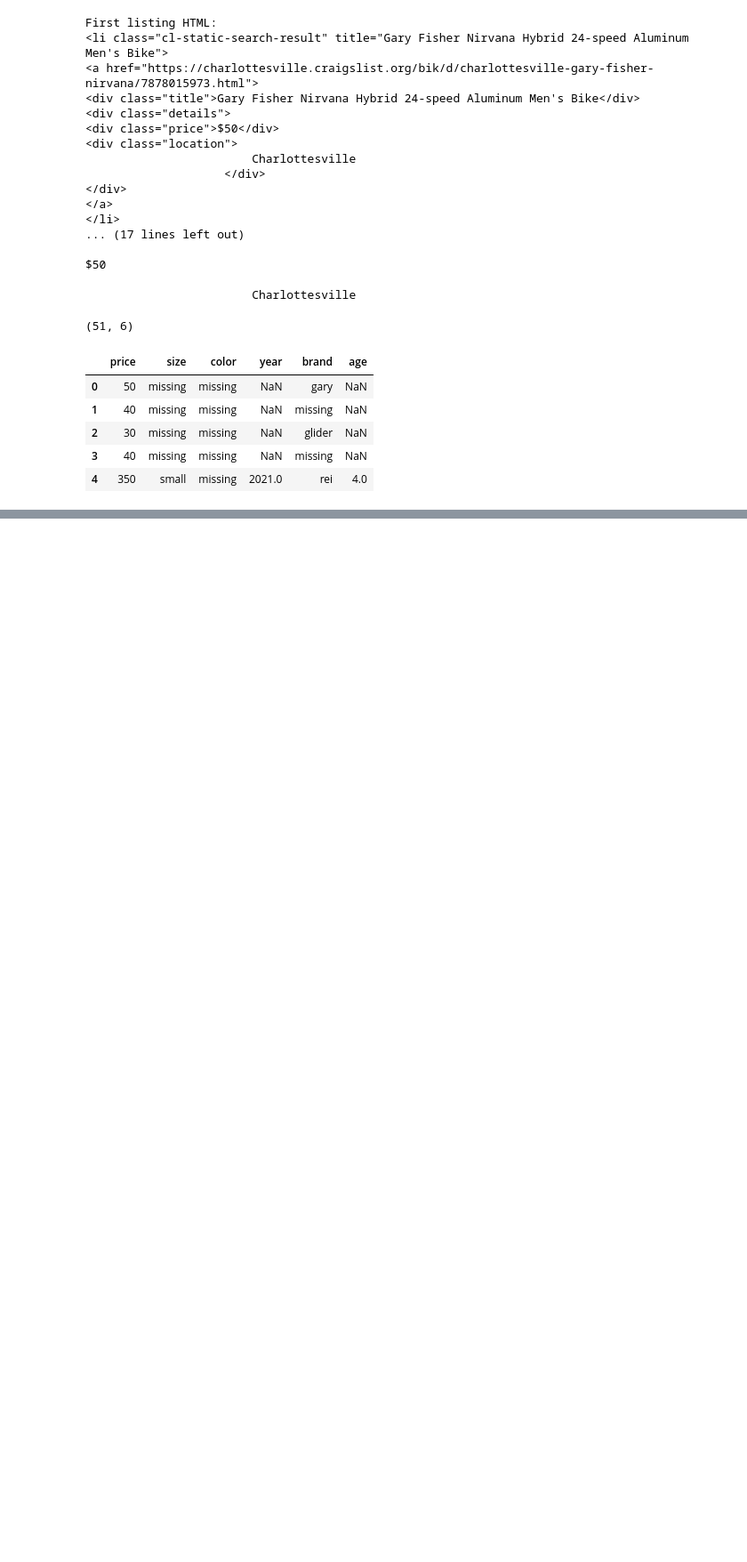
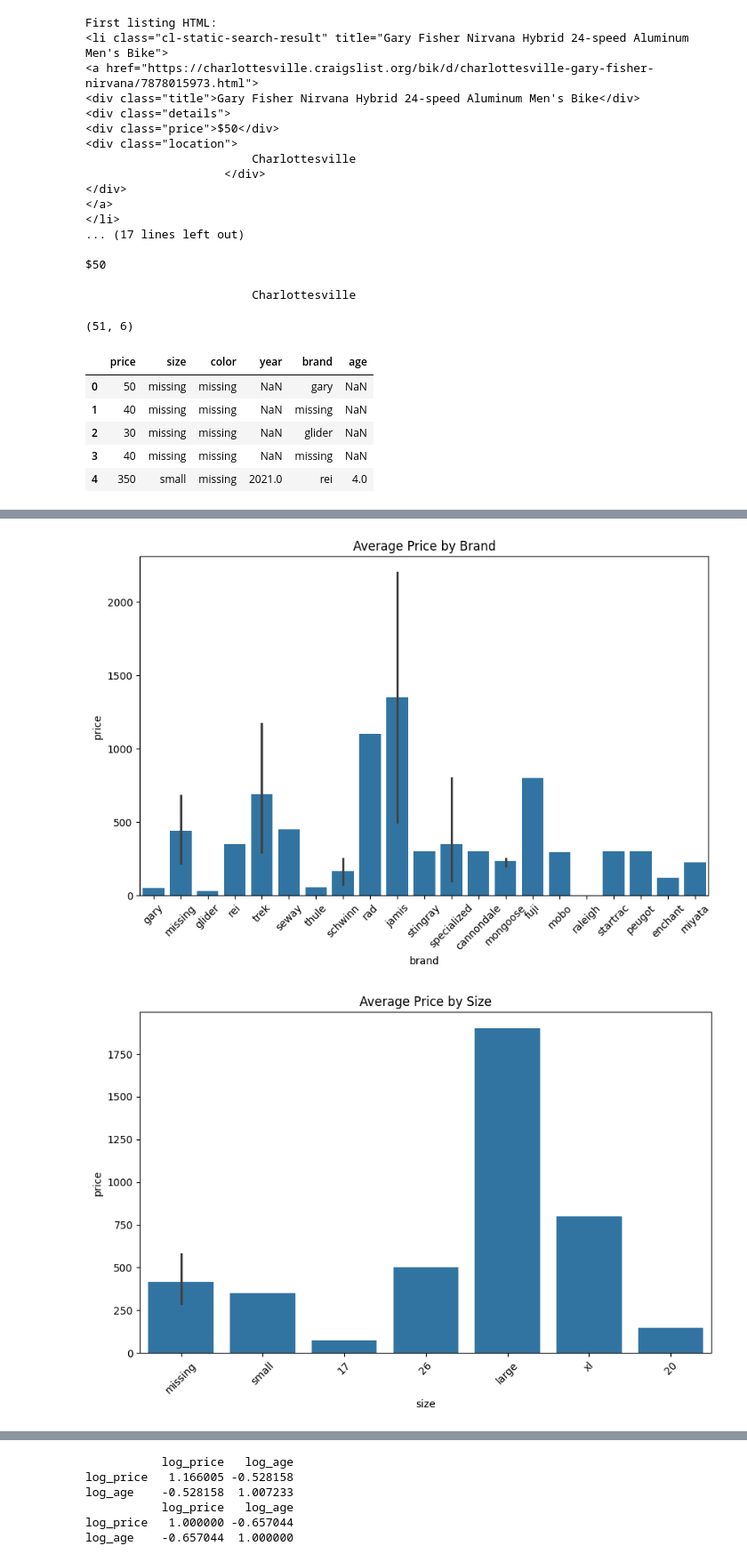
Before and after one commit to meherkalsi13-png/lab_scraping_mk, a Jupyter notebook: lab_notebook.ipynb, the cells around one changed output, grey strips where cells are left out. Shown at 89% size. Saved outputs shown, nothing was run; the diff lists cells and outputs as text; code cells hidden in the pictures; blank space fills up the shorter version.

```diff
--- a/lab_notebook.ipynb
+++ b/lab_notebook.ipynb
@@ -383,0 +348,46 @@ Color hits: []
+# %%
+#some visualization
+# Price by brand:
+df.loc[:,['price','brand']].groupby('brand').describe()
+
+# Price by size:
+df.loc[:,['price','size']].groupby('size').describe()
+
+# Age by brand:
+df.loc[:,['age','brand']].groupby('brand').describe()
+
+# Age by size:
+df.loc[:,['age','size']].groupby('size').describe()
+
+# Bar plot: Average price by brand
+plt.figure(figsize=(10, 6))
+sns.barplot(data=df, x='brand', y='price')
+plt.xticks(rotation=45)
+plt.title('Average Price by Brand')
+plt.show()
+
+# Bar plot: Average price by size
+plt.figure(figsize=(10, 6))
+sns.barplot(data=df, x='size', y='price')
+plt.xticks(rotation=45)
+plt.title('Average Price by Size')
+plt.show()
+
+# Histogram: Price distribution
+plt.figure(figsize=(8, 5))
+sns.histplot(data=df, x='price', bins=15)
+plt.title('Price Distribution')
+plt.show()
+
+# Scatterplot: Age vs Price
+plt.figure(figsize=(8, 6))
+ax = sns.scatterplot(data=df, x='age', y='price', hue='brand')
+sns.move_legend(ax, "upper left", bbox_to_anchor=(1, 1))
+plt.title('Price vs Age by Brand')
+plt.show()
+
+print(df.loc[:,['log_price','log_age']].cov())
+print(df.loc[:,['log_price','log_age']].corr())
+# %% [output]
+[figure, added]
+[figure, added]
@@ -383,0 +396,6 @@ Color hits: []
+           log_price   log_age
+log_price   1.166005 -0.528158
+log_age    -0.528158  1.007233
+           log_price   log_age
+log_price   1.000000 -0.657044
+log_age    -0.657044  1.000000
```
Also changed, not shown: parts of 2 cells of this notebook.
